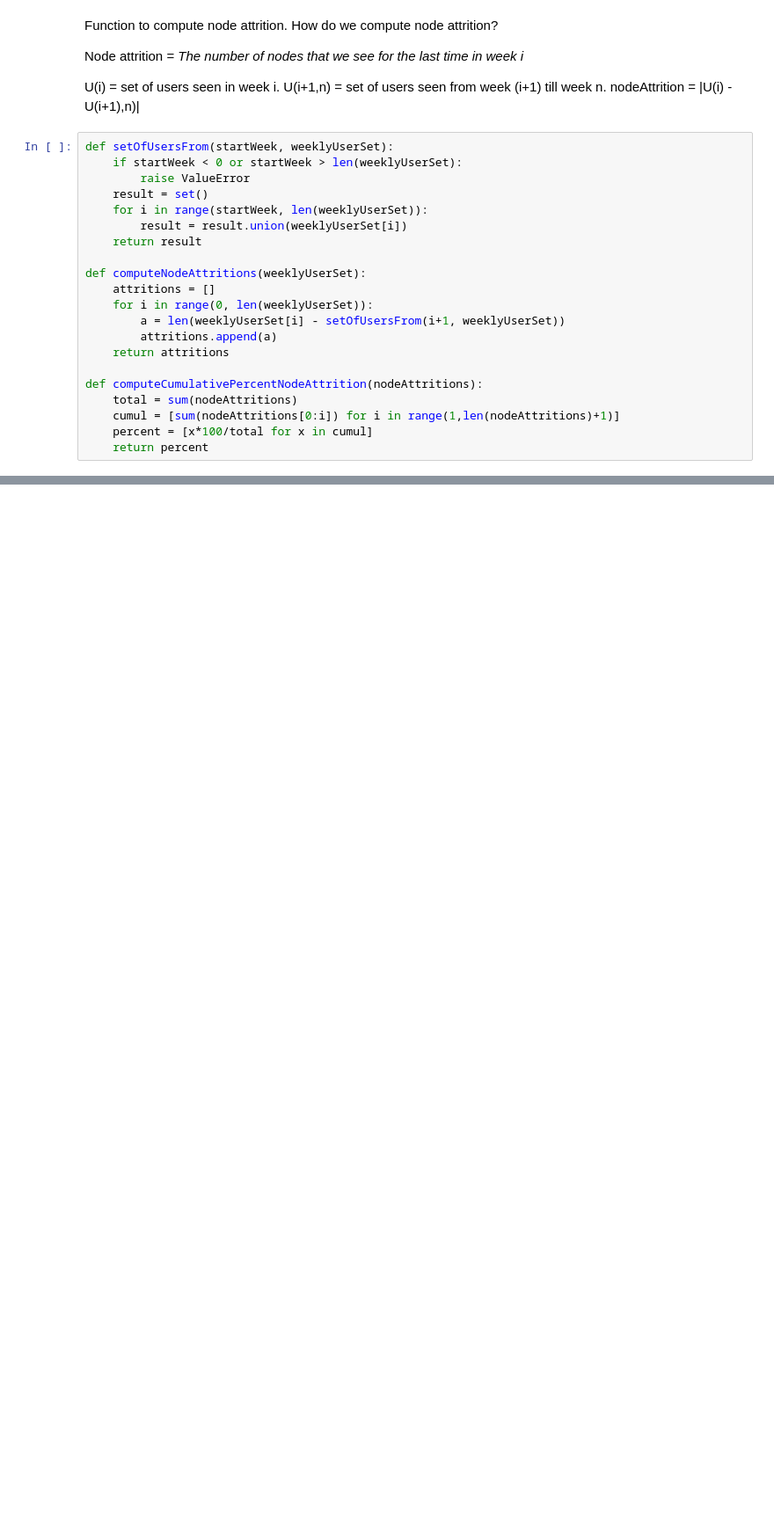
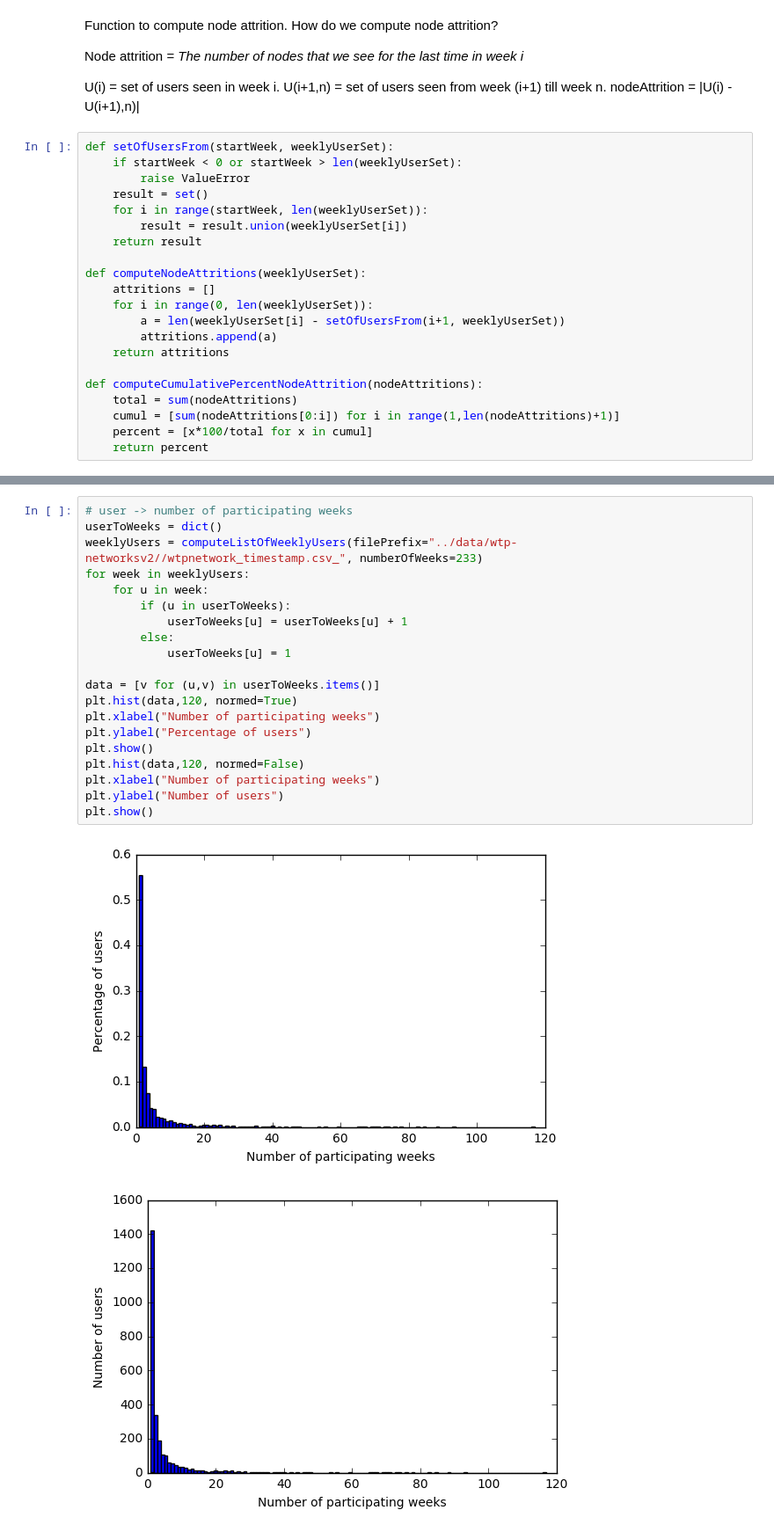
Before and after one commit to totucuong/wikidata, a Jupyter notebook: python/Node Addition and Attrition plot.ipynb, the cells around one changed output, grey strips where cells are left out. Shown at 88% size. Cells and saved outputs as stored; diff of their text form; blank space fills up the shorter version.

```diff
--- a/python/Node Addition and Attrition plot.ipynb
+++ b/python/Node Addition and Attrition plot.ipynb
@@ -113,0 +145,23 @@ Does it means we are loosing people as fast as we getting people.
+# %%
+# user -> number of participating weeks
+userToWeeks = dict()
+weeklyUsers = computeListOfWeeklyUsers(filePrefix="../data/wtp-networksv2//wtpnetwork_timestamp.csv_", numberOfWeeks=233)
+for week in weeklyUsers:
+    for u in week:
+        if (u in userToWeeks):
+            userToWeeks[u] = userToWeeks[u] + 1
+        else:
+            userToWeeks[u] = 1
+
+data = [v for (u,v) in userToWeeks.items()]
+plt.hist(data,120, normed=True)
+plt.xlabel("Number of participating weeks")
+plt.ylabel("Percentage of users")
+plt.show()
+plt.hist(data,120, normed=False)
+plt.xlabel("Number of participating weeks")
+plt.ylabel("Number of users")
+plt.show()
+# %% [output]
+[figure, added]
+[figure, added]
```
Also changed, not shown: parts of 15 cells of this notebook.
